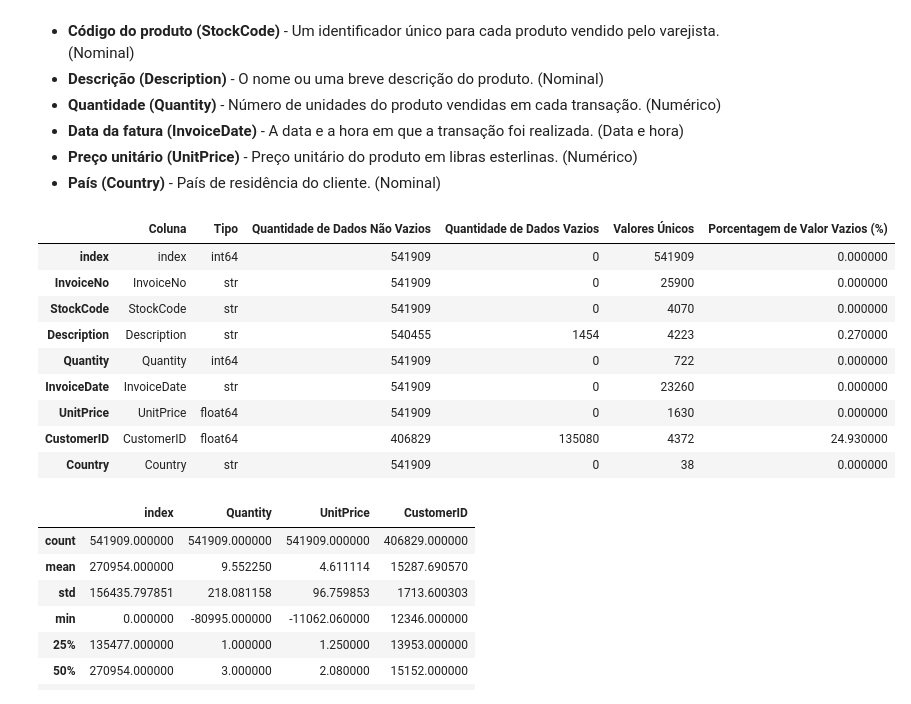
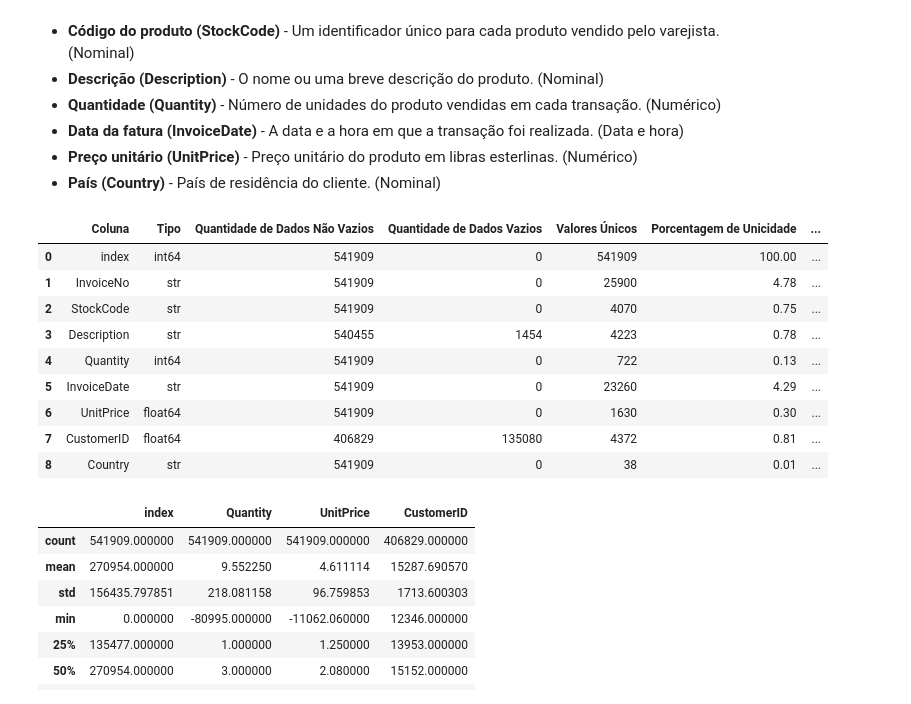
Before and after one commit to rrafahenrique/Case-Study-Online-Retail-Transaction-Data, a Jupyter notebook: PARTE I.ipynb, the cells around one changed output. Saved outputs shown, nothing was run; the diff lists cells and outputs as text; code cells hidden in the pictures.

```diff
--- a/PARTE I.ipynb
+++ b/PARTE I.ipynb
@@ -54,18 +62,18 @@ display(df)
 - **Preço unitário (UnitPrice)** - Preço unitário do produto em libras esterlinas. (Numérico)
 - **País (Country)** - País de residência do cliente. (Nominal)
 # %%
-func.descricão(df)
+func.df_summary_report(df)
 # %% [output]
-|  | Coluna | Tipo | Quantidade de Dados Não Vazios | Quantidade de Dados Vazios | Valores Únicos | Porcentagem de Valor Vazios (%) |
-| index | index | int64 | 541909 | 0 | 541909 | 0.000000 |
-| InvoiceNo | InvoiceNo | str | 541909 | 0 | 25900 | 0.000000 |
-| StockCode | StockCode | str | 541909 | 0 | 4070 | 0.000000 |
-| Description | Description | str | 540455 | 1454 | 4223 | 0.270000 |
-| Quantity | Quantity | int64 | 541909 | 0 | 722 | 0.000000 |
-| InvoiceDate | InvoiceDate | str | 541909 | 0 | 23260 | 0.000000 |
-| UnitPrice | UnitPrice | float64 | 541909 | 0 | 1630 | 0.000000 |
-| CustomerID | CustomerID | float64 | 406829 | 135080 | 4372 | 24.930000 |
-| Country | Country | str | 541909 | 0 | 38 | 0.000000 |
+|  | Coluna | Tipo | Quantidade de Dados Não Vazios | Quantidade de Dados Vazios | Valores Únicos | Porcentagem de Unicidade | ... |
+| 0 | index | int64 | 541909 | 0 | 541909 | 100.00 | ... |
+| 1 | InvoiceNo | str | 541909 | 0 | 25900 | 4.78 | ... |
+| 2 | StockCode | str | 541909 | 0 | 4070 | 0.75 | ... |
+| 3 | Description | str | 540455 | 1454 | 4223 | 0.78 | ... |
+| 4 | Quantity | int64 | 541909 | 0 | 722 | 0.13 | ... |
+| 5 | InvoiceDate | str | 541909 | 0 | 23260 | 4.29 | ... |
+| 6 | UnitPrice | float64 | 541909 | 0 | 1630 | 0.30 | ... |
+| 7 | CustomerID | float64 | 406829 | 135080 | 4372 | 0.81 | ... |
+| 8 | Country | str | 541909 | 0 | 38 | 0.01 | ... |
 # %%
 df.describe()
 # %% [output]
```
Also changed, not shown: parts of 22 cells of this notebook, 2 other files.
